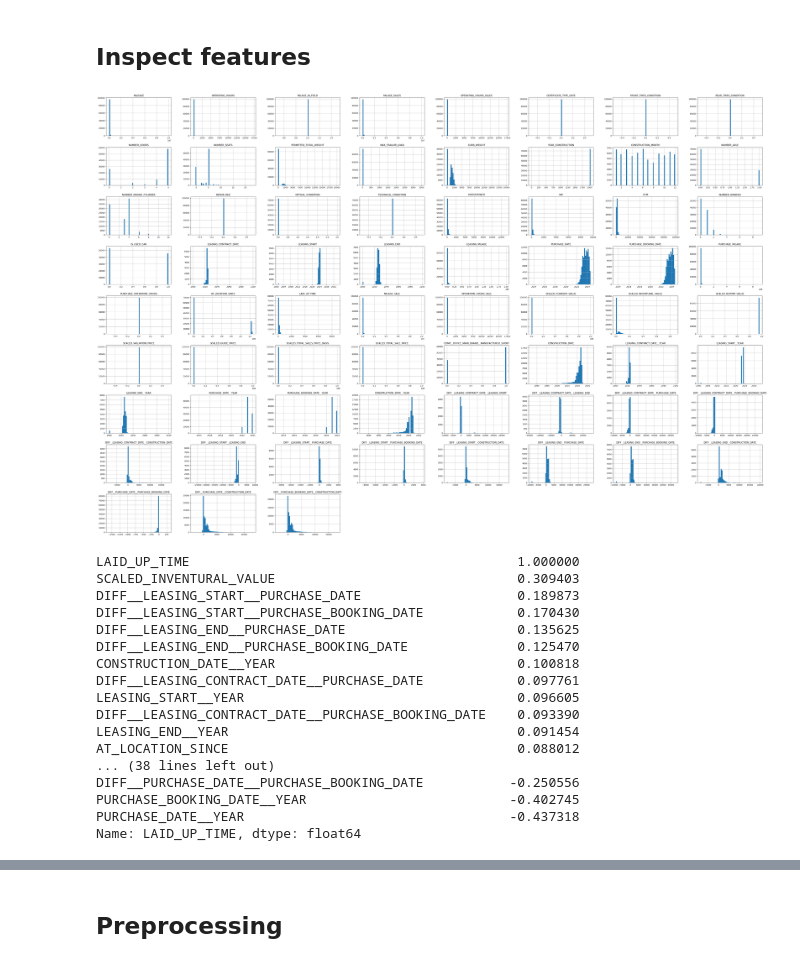
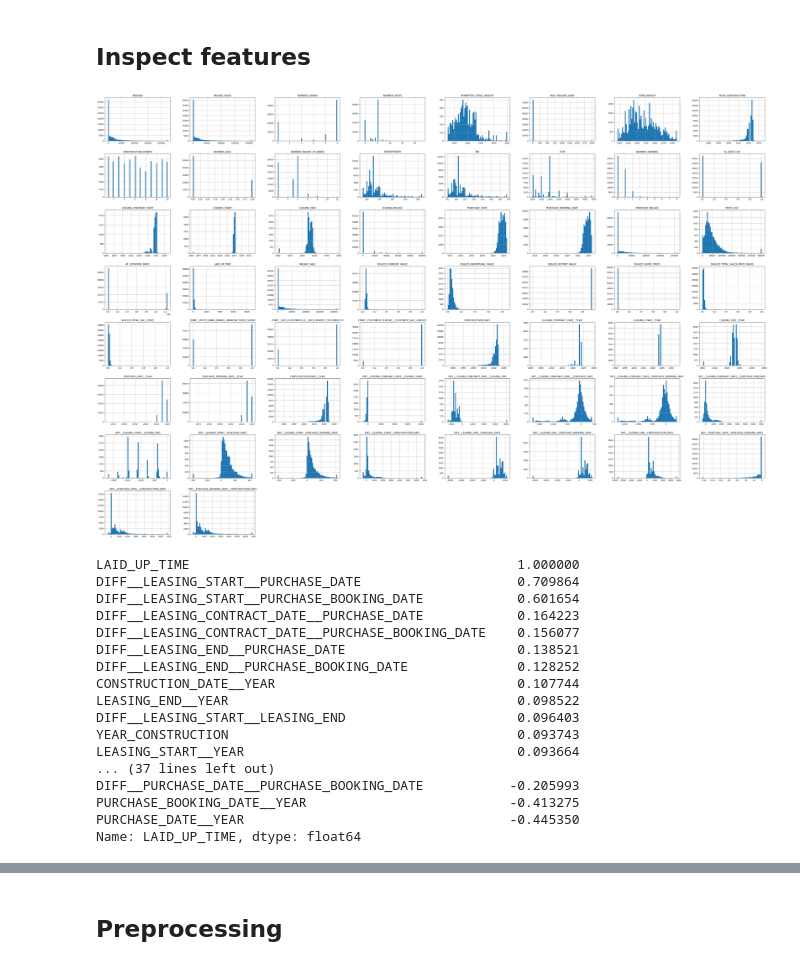
Before and after one commit to TurboThommy/ml4ds-end-to-end-project, a Jupyter notebook: scikit_learn_test.ipynb, the cells around one changed output, grey strips where cells are left out. Drawn from its saved outputs; the diff is of its cells as text; code cells hidden in the pictures.

```diff
--- a/scikit_learn_test.ipynb
+++ b/scikit_learn_test.ipynb
@@ -219,6 +375,16 @@ def add_custom_features(df: pd.DataFrame) -> pd.DataFrame:
         (df_feat["OFFICE_MAIN_BRAND"] == df_feat["MANUFACTURER_SHORT"])\
         .astype(dtypes["num"])
 
+    # Compare SOLD_CUSTOMER_ID and SOLD_INVOICE_COSTUMER_ID
+    df_feat["COMP__SOLD_CUSTOMER_ID__SOLD_INVOICE_COSTUMER_ID"] = \
+        (df_feat["SOLD_CUSTOMER_ID"] == df_feat["SOLD_INVOICE_COSTUMER_ID"])\
+        .astype(dtypes["num"])
+
+    # Compare CUSTOMER_FEATURE and CUSTOMER_SALE_GROUP2
+    df_feat["COMP__CUSTOMER_FEATURE__CUSTOMER_SALE_GROUP2"] = \
+        (df_feat["CUSTOMER_FEATURE"] == df_feat["CUSTOMER_SALE_GROUP2"])\
+        .astype(dtypes["num"])
+
     # Construct datetime from YEAR_CONSTRUCTION and CONSTRUCTION_MONTH
     df_feat["CONSTRUCTION_DATE"] = df_feat[["YEAR_CONSTRUCTION", "CONSTRUCTION_MONTH"]]\
         .apply(lambda x: create_date(year=x["YEAR_CONSTRUCTION"], month=x["CONSTRUCTION_MONTH"]), axis=1)\
@@ -264,25 +468,43 @@ def split_data_frame(df: pd.DataFrame) -> tuple[pd.DataFrame, pd.Series]:
 # %% [markdown]
 ### Preperation function
 # %%
-def prepare_data_frame(df: pd.DataFrame, is_training_data: bool) -> pd.DataFrame:
+def filter_non_num_values(feature: pd.DataFrame) -> pd.DataFrame:
+    return feature.map(lambda x: x if type(x) == float or type(x) == int else np.nan)
+
+
+def prepare_data_frame(df: pd.DataFrame, is_test: bool, drop_rows: bool) -> pd.DataFrame:
     df_prep = df.copy()
 
     # YEAR_CONSTRUCTION Fix
-    df_prep["YEAR_CONSTRUCTION"] = df_prep["YEAR_CONSTRUCTION"].map(lambda x: x if type(x) == float else np.nan)
+    df_prep["YEAR_CONSTRUCTION"] = filter_non_num_values(df_prep["YEAR_CONSTRUCTION"])
+
+    # PRICE_LIST Fix
+    df_prep["PRICE_LIST"] = filter_non_num_values(df_prep["PRICE_LIST"])
 
     # Manual dtype correction
     df_prep = correct_df_dtypes(df_prep)
 
     # Keep only unique rows
-    df_prep = df_prep.drop_duplicates()
+    if drop_rows:
+        df_prep = df_prep.drop_duplicates()
 
-    # Drop train samples without label value
-    if is_training_data:
-        df_prep = df_prep.dropna(subset=["LAID_UP_TIME"])
+    # Map specific feature values
+    df_prep = map_specific_feature_values(df_prep)
 
     # Add custom features
     df_prep = add_custom_features(df_prep)
 
+    # Percentile filtering
+    df_prep = clamp_percentiles(df_prep, not is_test)
+
+    if drop_rows:
+        # Clamp LAID_UP_TIMEs, which are to high
+        # if not is_test:
+        #     df_prep["LAID_UP_TIME"] = df_prep["LAID_UP_TIME"].map(lambda x: 3000 if x > 3000 else x)
+
+        # Drop train samples without label value
+        df_prep = df_prep.dropna(subset=["LAID_UP_TIME"])
+
     return df_prep
 # %% [markdown]
 ### Prepare training data
@@ -291 +511,4 @@ df_train_prep = prepare_data_frame(df_train, is_training_data=True)
+# %%
+df_train_train_prep = prepare_data_frame(df_train_train, is_test=False, drop_rows=True)
+df_train_test_prep = prepare_data_frame(df_train_test, is_test=True, drop_rows=True)
 # %%
@@ -309,29 +532,29 @@ df_train_prep.head()
 # %% [markdown]
 ## Inspect features
 # %%
-df_train_prep.hist(bins=64, figsize=(60, 40))
+df_train_train_prep.hist(bins=64, figsize=(60, 40))
 plt.show()
 # %% [output]
-[figure, old version]
+[figure, new version]
 # %%
-corr_matrix = df_train_prep.select_dtypes(include=dtypes["num"]).corr()
+corr_matrix = df_train_train_prep.select_dtypes(include=dtypes["num"]).corr()
 print(corr_matrix["LAID_UP_TIME"][corr_matrix["LAID_UP_TIME"].notna()].sort_values(ascending=False))
 # %% [output]
 LAID_UP_TIME                                          1.000000
-SCALED_INVENTURAL_VALUE                               0.309403
-DIFF__LEASING_START__PURCHASE_DATE                    0.189873
-DIFF__LEASING_START__PURCHASE_BOOKING_DATE            0.170430
-DIFF__LEASING_END__PURCHASE_DATE                      0.135625
-DIFF__LEASING_END__PURCHASE_BOOKING_DATE              0.125470
-CONSTRUCTION_DATE__YEAR                               0.100818
-DIFF__LEASING_CONTRACT_DATE__PURCHASE_DATE            0.097761
-LEASING_START__YEAR                                   0.096605
-DIFF__LEASING_CONTRACT_DATE__PURCHASE_BOOKING_DATE    0.093390
-LEASING_END__YEAR                                     0.091454
-AT_LOCATION_SINCE                                     0.088012
-... (38 lines left out)
-DIFF__PURCHASE_DATE__PURCHASE_BOOKING_DATE           -0.250556
-PURCHASE_BOOKING_DATE__YEAR                          -0.402745
-PURCHASE_DATE__YEAR                                  -0.437318
+DIFF__LEASING_START__PURCHASE_DATE                    0.709864
+DIFF__LEASING_START__PURCHASE_BOOKING_DATE            0.601654
+DIFF__LEASING_CONTRACT_DATE__PURCHASE_DATE            0.164223
+DIFF__LEASING_CONTRACT_DATE__PURCHASE_BOOKING_DATE    0.156077
+DIFF__LEASING_END__PURCHASE_DATE                      0.138521
+DIFF__LEASING_END__PURCHASE_BOOKING_DATE              0.128252
+CONSTRUCTION_DATE__YEAR                               0.107744
+LEASING_END__YEAR                                     0.098522
+DIFF__LEASING_START__LEASING_END                      0.096403
+YEAR_CONSTRUCTION                                     0.093743
+LEASING_START__YEAR                                   0.093664
+... (37 lines left out)
+DIFF__PURCHASE_DATE__PURCHASE_BOOKING_DATE           -0.205993
+PURCHASE_BOOKING_DATE__YEAR                          -0.413275
+PURCHASE_DATE__YEAR                                  -0.445350
 Name: LAID_UP_TIME, dtype: float64
 # %% [markdown]
```
Also changed, not shown: parts of 39 cells of this notebook, 10 other files.
